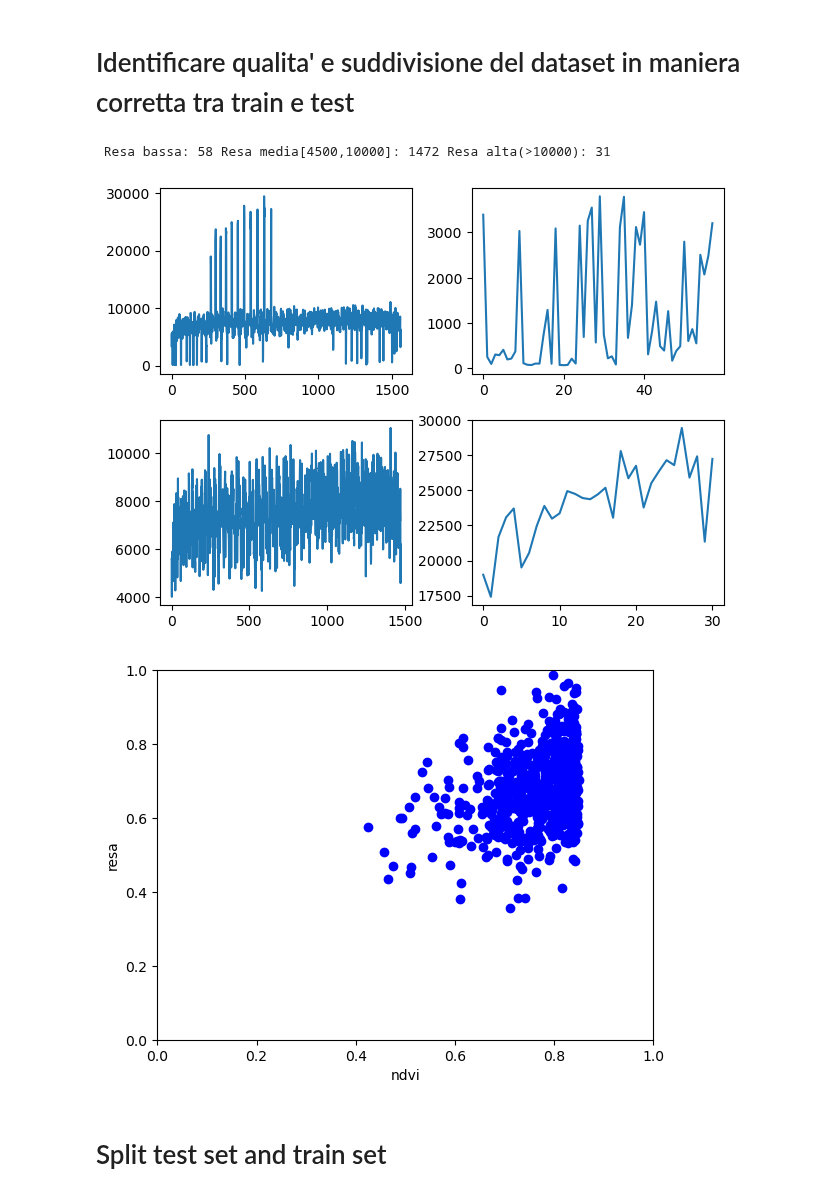
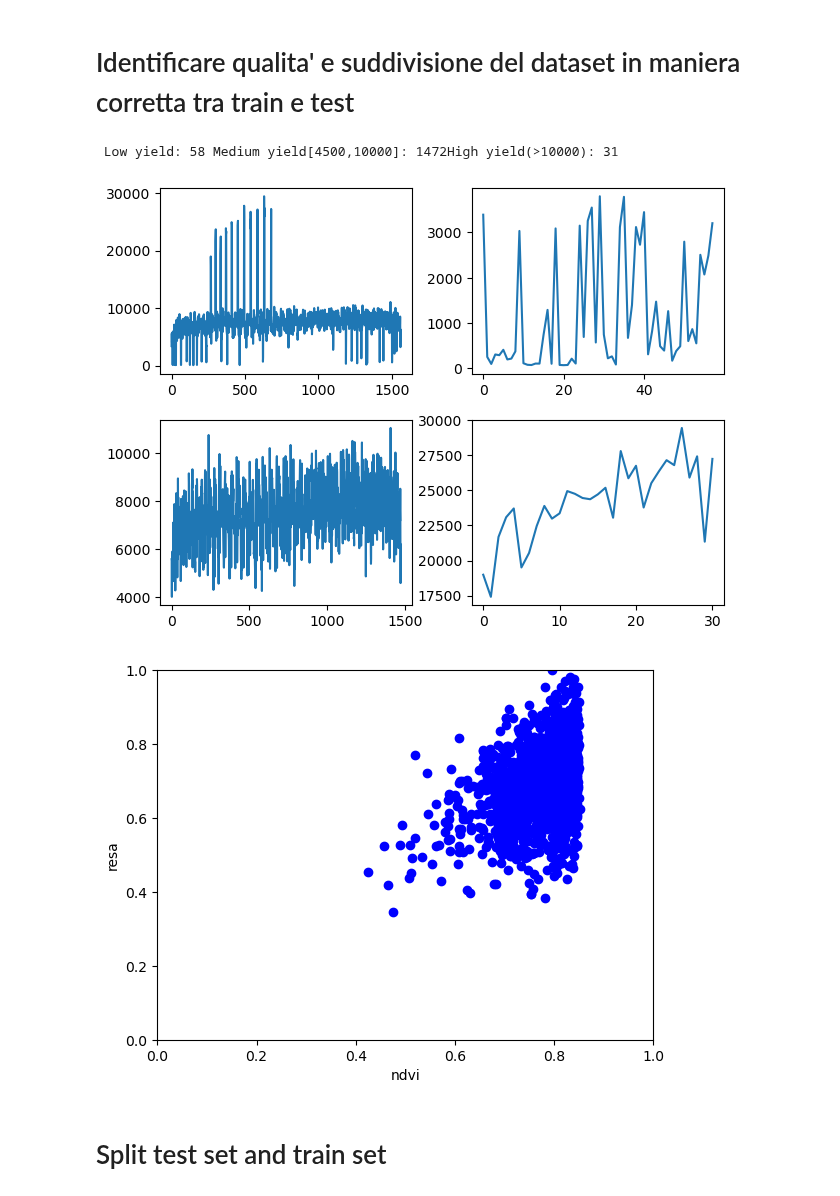
Before and after one commit to Simone-Scalella/AgriVision2022, a Jupyter notebook: VGG.ipynb, the cells around one changed output. Saved outputs shown, nothing was run; the diff lists cells and outputs as text; code cells hidden in the pictures.

```diff
--- a/VGG.ipynb
+++ b/VGG.ipynb
@@ -52,7 +52,7 @@ Pixel3Medium = allPixel3[Resa3MediumFilter,:,:]
 Pixel3High = allPixel3[Resa3HighFilter,:,:]
 
 
-print(" Resa bassa: "+str(len(Resa3Low))+ " Resa media[4500,10000]: "+ str(len(Resa3Medium))+ " Resa alta(>10000): "+ str(len(Resa3High)))
+print(" Low yield: "+str(len(Resa3Low))+ " Medium yield[4500,10000]: "+ str(len(Resa3Medium))+ "High yield(>10000): "+ str(len(Resa3High)))
 
 padding = 1.2
 f, axarr = plt.subplots(2,2)
@@ -63,7 +63,7 @@ axarr[1][0].plot(Resa3Medium)
 axarr[1][1].plot(Resa3High)
 plt.show()
 # %% [output]
- Resa bassa: 58 Resa media[4500,10000]: 1472 Resa alta(>10000): 31
+ Low yield: 58 Medium yield[4500,10000]: 1472High yield(>10000): 31
 [figure]
 # %%
 Resa3Medium = Resa3Medium/Resa3Medium.max()
@@ -73,23 +73,24 @@ def ResaIdeale(ndviPicco,rumore):
     ideale = ((ndviPicco**1.6)/2.3)+0.4
     return np.random.normal(loc=ideale, scale=rumore, size=None)
 # %%
+NVDI3Medium = (Pixel3Medium[:,7,:] - Pixel3Medium[:,3,:])/(Pixel3Medium[:,7,:] + Pixel3Medium[:,3,:])
 Resa3MediumFake = []
 noise = 0.1 #standard deviation
-#noise a 0.1 is very similar to original data
+# noise a 0.1 is very similar to original dataset distribution
 
 for v in (NVDI3Medium[:,12]):
     Resa3MediumFake.append(ResaIdeale(v,noise))
 
 Resa3MediumFake = np.array(Resa3MediumFake)
 fig, ax = plt.subplots()
 ax.scatter(NVDI3Medium[:,12], Resa3MediumFake, c='blue')
 ax.set_xlabel("ndvi")
 ax.set_ylabel("resa")
 ax.set_ylim([0,1])
 ax.set_xlim([0,1])
 plt.show()
 # %% [output]
-[figure, old version]
+[figure, new version]
 # %% [markdown]
 # Split test set and train set
 # %%
```
Also changed, not shown: parts of 4 cells of this notebook, 4 other files.
